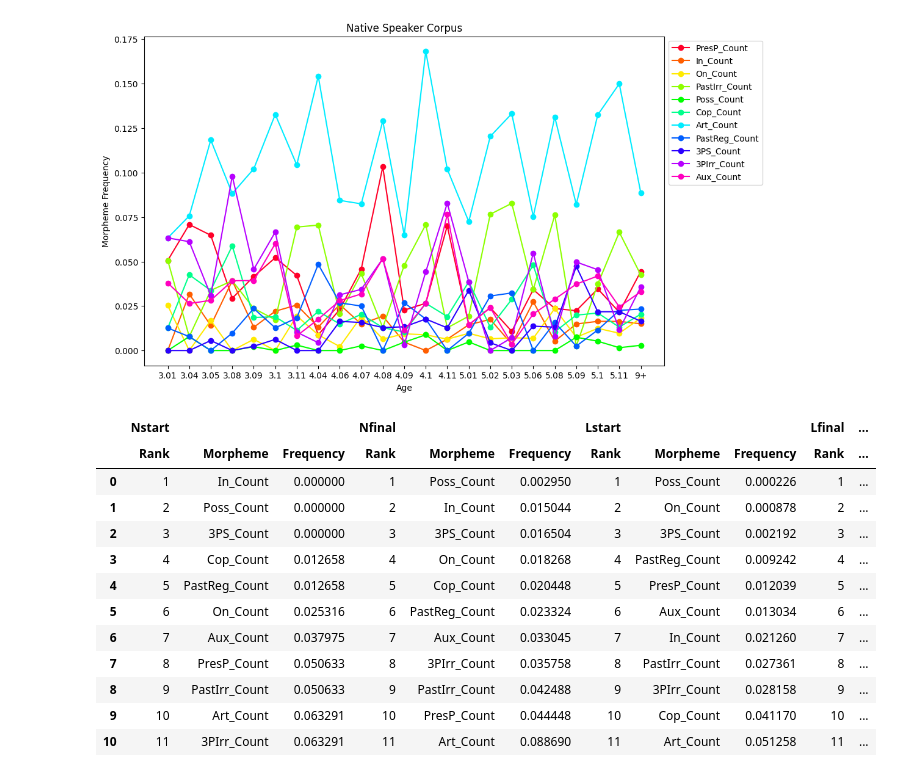
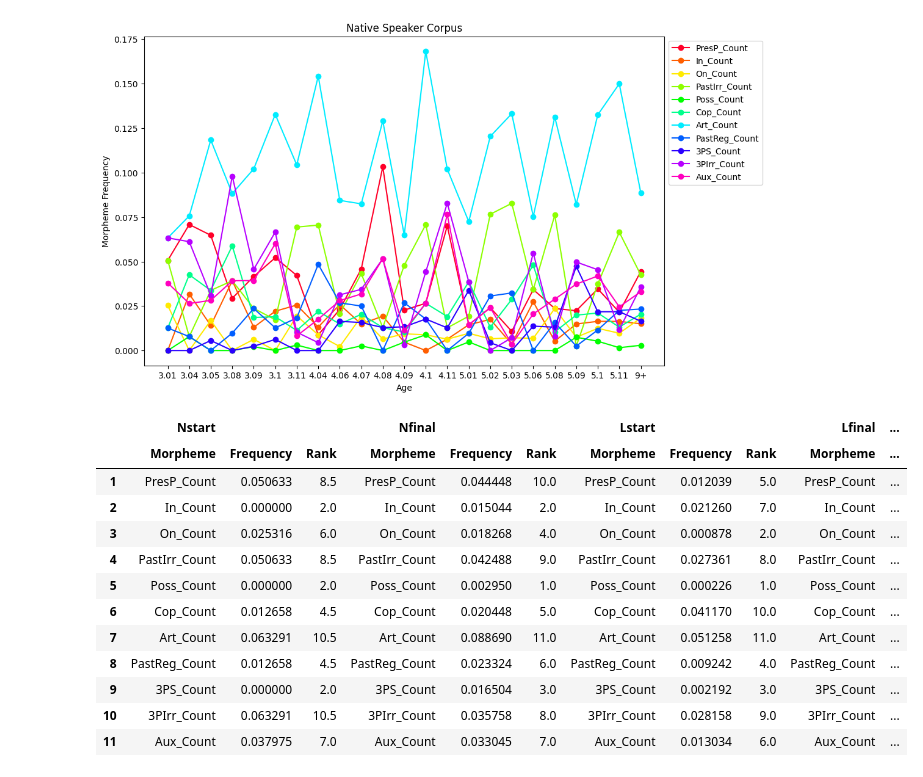
Before and after one commit to Data-Science-for-Linguists-2023/Morpheme-Acquisition-Analysis, a Jupyter notebook: notebooks/data_analysis.ipynb, the cells around one changed output. Drawn from its saved outputs; the diff is of its cells as text; code cells hidden in the pictures.

```diff
--- a/notebooks/data_analysis.ipynb
+++ b/notebooks/data_analysis.ipynb
@@ -322,43 +326,40 @@ Nstart_rank= Nstart_rank.to_frame()
 Nstart_rank.reset_index(inplace=True)
 Nstart_rank.index= np.arange(1, len(Nstart_rank) + 1)
 Nstart_rank.rename(columns={'index':'Morpheme', 3.01:'Frequency'}, inplace=True)
-Nstart_rank.reset_index(inplace=True)
-Nstart_rank.rename(columns={'index':'Rank'}, inplace=True)
+Nstart_rank['Rank'] = Nstart_rank['Frequency'].rank()
 # %%
 Lstart_rank= Lstart_rank.to_frame()
 Lstart_rank.reset_index(inplace=True)
 Lstart_rank.index= np.arange(1, len(Lstart_rank) + 1)
 Lstart_rank.rename(columns={'index':'Morpheme', 'less than 1 year':'Frequency'}, inplace=True)
-Lstart_rank.reset_index(inplace=True)
-Lstart_rank.rename(columns={'index':'Rank'}, inplace=True)
+Lstart_rank['Rank'] = Lstart_rank['Frequency'].rank()
 # %%
 Nfinal_rank= Nfinal_rank.to_frame()
 Nfinal_rank.reset_index(inplace=True)
 Nfinal_rank.index= np.arange(1, len(Nfinal_rank) + 1)
 Nfinal_rank.rename(columns={'index':'Morpheme', '9+':'Frequency'}, inplace=True)
-Nfinal_rank.reset_index(inplace=True)
-Nfinal_rank.rename(columns={'index':'Rank'}, inplace=True)
+Nfinal_rank['Rank'] = Nfinal_rank['Frequency'].rank()
 # %%
 Lfinal_rank= Lfinal_rank.to_frame()
 Lfinal_rank.reset_index(inplace=True)
 Lfinal_rank.index= np.arange(1, len(Lfinal_rank) + 1)
 Lfinal_rank.rename(columns={'index':'Morpheme', 'more than 5 years':'Frequency'}, inplace=True)
-Lfinal_rank.reset_index(inplace=True)
-Lfinal_rank.rename(columns={'index':'Rank'}, inplace=True)
+Lfinal_rank['Rank'] = Lfinal_rank['Frequency'].rank()
 # %%
-pd.concat([Nstart_rank, Nfinal_rank, Lstart_rank, Nfinal_rank], axis="columns",
+rank_comparison= pd.concat([Nstart_rank, Nfinal_rank, Lstart_rank, Lfinal_rank], axis=1,
 keys=['Nstart', 'Nfinal', 'Lstart', 'Lfinal'])
+rank_comparison
 # %% [output]
 |  | Nstart |  |  | Nfinal |  |  | Lstart |  |  | Lfinal | ... |
-|  | Rank | Morpheme | Frequency | Rank | Morpheme | Frequency | Rank | Morpheme | Frequency | Rank | ... |
-| 0 | 1 | In_Count | 0.000000 | 1 | Poss_Count | 0.002950 | 1 | Poss_Count | 0.000226 | 1 | ... |
-| 1 | 2 | Poss_Count | 0.000000 | 2 | In_Count | 0.015044 | 2 | On_Count | 0.000878 | 2 | ... |
-| 2 | 3 | 3PS_Count | 0.000000 | 3 | 3PS_Count | 0.016504 | 3 | 3PS_Count | 0.002192 | 3 | ... |
-| 3 | 4 | Cop_Count | 0.012658 | 4 | On_Count | 0.018268 | 4 | PastReg_Count | 0.009242 | 4 | ... |
-| 4 | 5 | PastReg_Count | 0.012658 | 5 | Cop_Count | 0.020448 | 5 | PresP_Count | 0.012039 | 5 | ... |
-| 5 | 6 | On_Count | 0.025316 | 6 | PastReg_Count | 0.023324 | 6 | Aux_Count | 0.013034 | 6 | ... |
-| 6 | 7 | Aux_Count | 0.037975 | 7 | Aux_Count | 0.033045 | 7 | In_Count | 0.021260 | 7 | ... |
-| 7 | 8 | PresP_Count | 0.050633 | 8 | 3PIrr_Count | 0.035758 | 8 | PastIrr_Count | 0.027361 | 8 | ... |
-| 8 | 9 | PastIrr_Count | 0.050633 | 9 | PastIrr_Count | 0.042488 | 9 | 3PIrr_Count | 0.028158 | 9 | ... |
-| 9 | 10 | Art_Count | 0.063291 | 10 | PresP_Count | 0.044448 | 10 | Cop_Count | 0.041170 | 10 | ... |
-| 10 | 11 | 3PIrr_Count | 0.063291 | 11 | Art_Count | 0.088690 | 11 | Art_Count | 0.051258 | 11 | ... |
+|  | Morpheme | Frequency | Rank | Morpheme | Frequency | Rank | Morpheme | Frequency | Rank | Morpheme | ... |
+| 1 | PresP_Count | 0.050633 | 8.5 | PresP_Count | 0.044448 | 10.0 | PresP_Count | 0.012039 | 5.0 | PresP_Count | ... |
+| 2 | In_Count | 0.000000 | 2.0 | In_Count | 0.015044 | 2.0 | In_Count | 0.021260 | 7.0 | In_Count | ... |
+| 3 | On_Count | 0.025316 | 6.0 | On_Count | 0.018268 | 4.0 | On_Count | 0.000878 | 2.0 | On_Count | ... |
+| 4 | PastIrr_Count | 0.050633 | 8.5 | PastIrr_Count | 0.042488 | 9.0 | PastIrr_Count | 0.027361 | 8.0 | PastIrr_Count | ... |
+| 5 | Poss_Count | 0.000000 | 2.0 | Poss_Count | 0.002950 | 1.0 | Poss_Count | 0.000226 | 1.0 | Poss_Count | ... |
+| 6 | Cop_Count | 0.012658 | 4.5 | Cop_Count | 0.020448 | 5.0 | Cop_Count | 0.041170 | 10.0 | Cop_Count | ... |
+| 7 | Art_Count | 0.063291 | 10.5 | Art_Count | 0.088690 | 11.0 | Art_Count | 0.051258 | 11.0 | Art_Count | ... |
+| 8 | PastReg_Count | 0.012658 | 4.5 | PastReg_Count | 0.023324 | 6.0 | PastReg_Count | 0.009242 | 4.0 | PastReg_Count | ... |
+| 9 | 3PS_Count | 0.000000 | 2.0 | 3PS_Count | 0.016504 | 3.0 | 3PS_Count | 0.002192 | 3.0 | 3PS_Count | ... |
+| 10 | 3PIrr_Count | 0.063291 | 10.5 | 3PIrr_Count | 0.035758 | 8.0 | 3PIrr_Count | 0.028158 | 9.0 | 3PIrr_Count | ... |
+| 11 | Aux_Count | 0.037975 | 7.0 | Aux_Count | 0.033045 | 7.0 | Aux_Count | 0.013034 | 6.0 | Aux_Count | ... |
```
Also changed, not shown: parts of 10 cells of this notebook.
